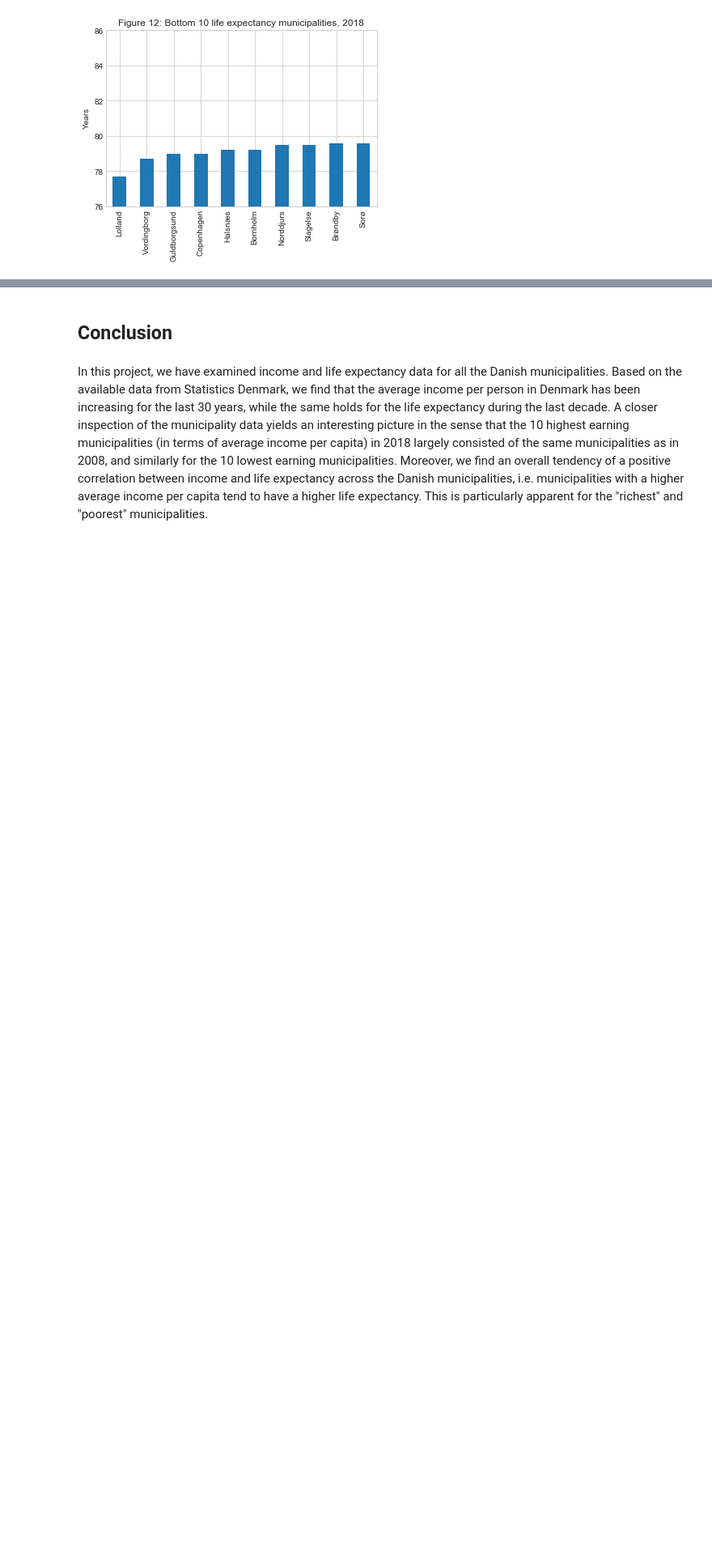
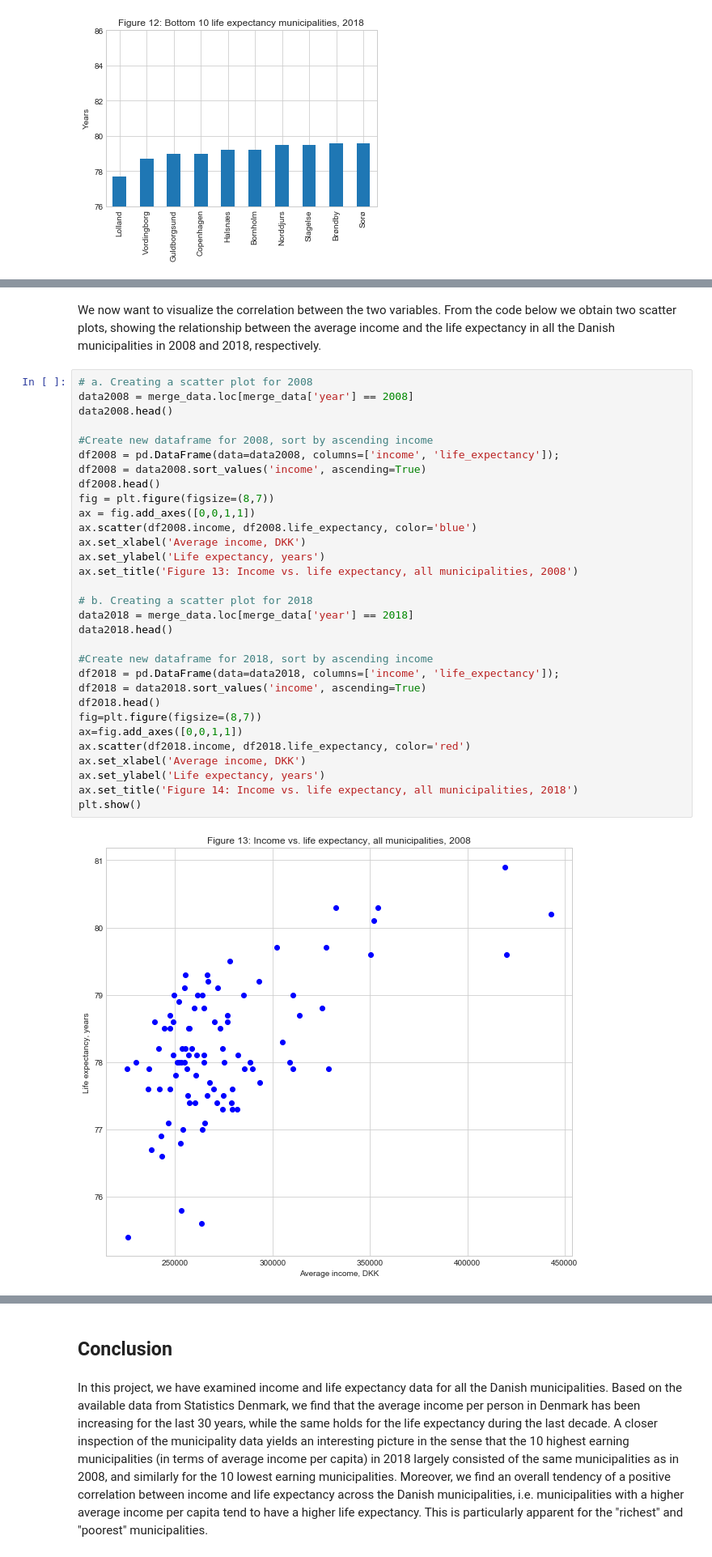
Before and after one commit to NumEconCopenhagen/projects-2020-apollo-17, a Jupyter notebook: dataproject/data_project_vores_v2.ipynb, the cells around one changed output, grey strips where cells are left out. Shown at 81% size. Cells and saved outputs as stored; diff of their text form; blank space fills up the shorter version.

```diff
--- a/dataproject/data_project_vores_v2.ipynb
+++ b/dataproject/data_project_vores_v2.ipynb
@@ -449,0 +462,35 @@ ax.set_ylim([76,86]);
+# %% [markdown]
+We now want to visualize the correlation between the two variables. From the code below we obtain two scatter plots, showing the relationship between the average income and the life expectancy in all the Danish municipalities in 2008 and 2018, respectively.
+# %%
+# a. Creating a scatter plot for 2008
+data2008 = merge_data.loc[merge_data['year'] == 2008]
+data2008.head()
+
+#Create new dataframe for 2008, sort by ascending income
+df2008 = pd.DataFrame(data=data2008, columns=['income', 'life_expectancy']);
+df2008 = data2008.sort_values('income', ascending=True)
+df2008.head()
+fig = plt.figure(figsize=(8,7))
+ax = fig.add_axes([0,0,1,1])
+ax.scatter(df2008.income, df2008.life_expectancy, color='blue')
+ax.set_xlabel('Average income, DKK')
+ax.set_ylabel('Life expectancy, years')
+ax.set_title('Figure 13: Income vs. life expectancy, all municipalities, 2008')
+
+# b. Creating a scatter plot for 2018
+data2018 = merge_data.loc[merge_data['year'] == 2018]
+data2018.head()
+
+#Create new dataframe for 2018, sort by ascending income
+df2018 = pd.DataFrame(data=data2018, columns=['income', 'life_expectancy']);
+df2018 = data2018.sort_values('income', ascending=True)
+df2018.head()
+fig=plt.figure(figsize=(8,7))
+ax=fig.add_axes([0,0,1,1])
+ax.scatter(df2018.income, df2018.life_expectancy, color='red')
+ax.set_xlabel('Average income, DKK')
+ax.set_ylabel('Life expectancy, years')
+ax.set_title('Figure 14: Income vs. life expectancy, all municipalities, 2018')
+plt.show()
+# %% [output]
+[figure, added]
```
Also changed, not shown: parts of 28 cells of this notebook.
